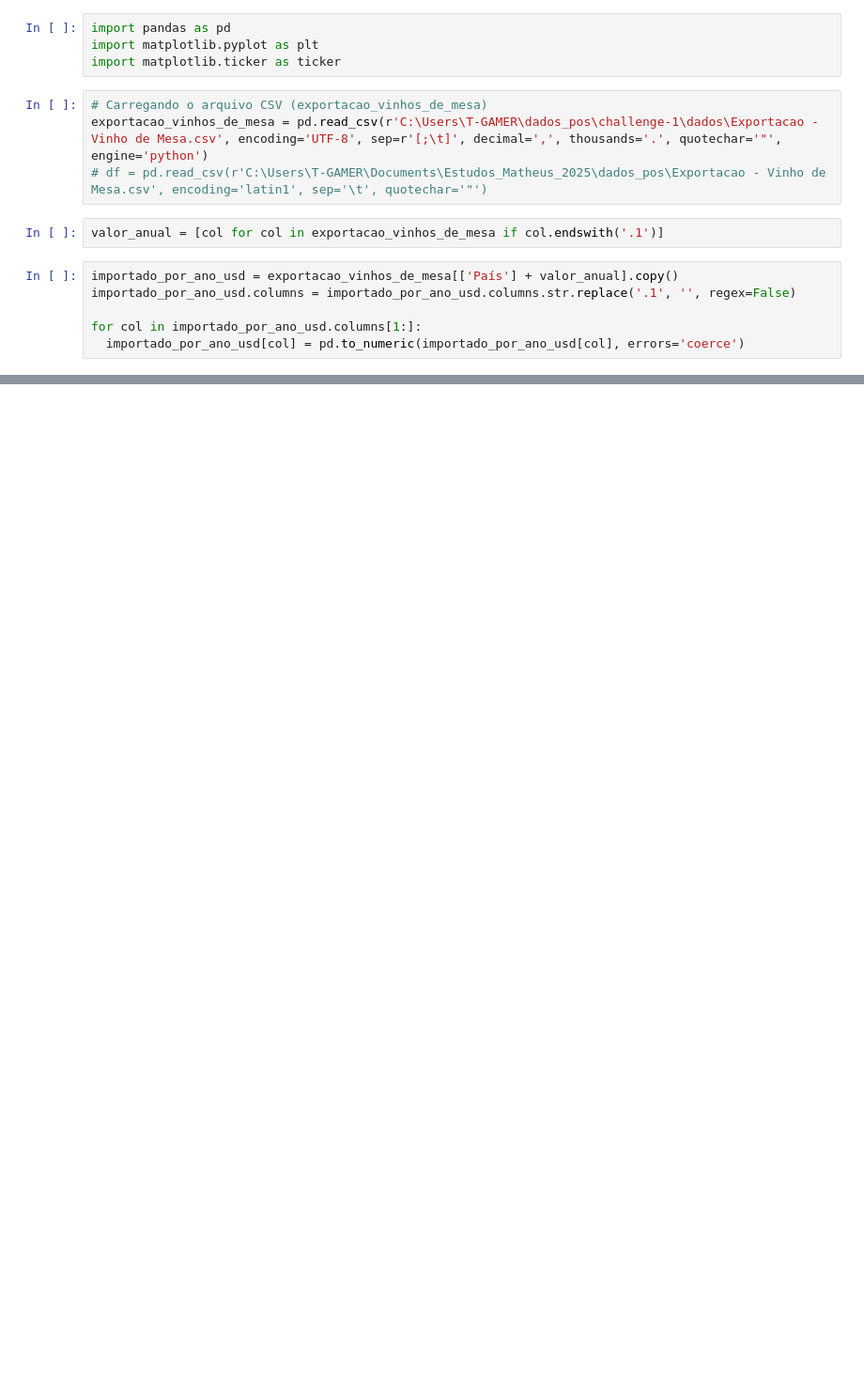
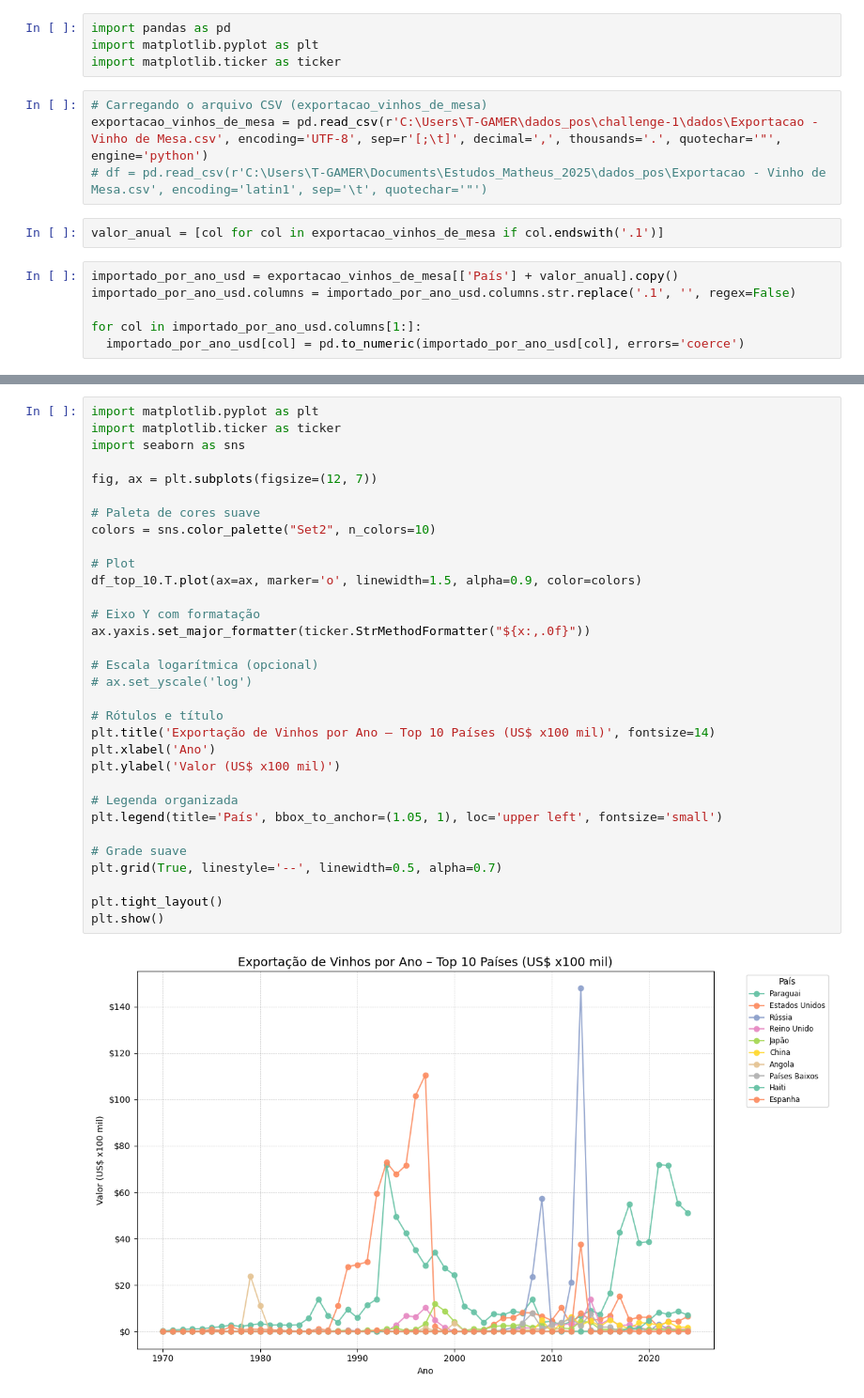
Before and after one commit to Mathzera06/challenge-1, a Jupyter notebook: exportacao_vinhos_mesa.ipynb, the cells around one changed output, grey strips where cells are left out. Shown: that part at 94% size. Drawn from its saved outputs; the diff is of its cells as text; blank space fills up the shorter version.

```diff
--- a/exportacao_vinhos_mesa.ipynb
+++ b/exportacao_vinhos_mesa.ipynb
@@ -53,0 +46,34 @@ plt.show()
+# %%
+import matplotlib.pyplot as plt
+import matplotlib.ticker as ticker
+import seaborn as sns
+
+fig, ax = plt.subplots(figsize=(12, 7))
+
+# Paleta de cores suave
+colors = sns.color_palette("Set2", n_colors=10)
+
+# Plot
+df_top_10.T.plot(ax=ax, marker='o', linewidth=1.5, alpha=0.9, color=colors)
+
+# Eixo Y com formatação
+ax.yaxis.set_major_formatter(ticker.StrMethodFormatter("${x:,.0f}"))
+
+# Escala logarítmica (opcional)
+# ax.set_yscale('log')
+
+# Rótulos e título
+plt.title('Exportação de Vinhos por Ano – Top 10 Países (US$ x100 mil)', fontsize=14)
+plt.xlabel('Ano')
+plt.ylabel('Valor (US$ x100 mil)')
+
+# Legenda organizada
+plt.legend(title='País', bbox_to_anchor=(1.05, 1), loc='upper left', fontsize='small')
+
+# Grade suave
+plt.grid(True, linestyle='--', linewidth=0.5, alpha=0.7)
+
+plt.tight_layout()
+plt.show()
+# %% [output]
+[figure, added]
```
Also changed, not shown: parts of 2 cells of this notebook, 1 other file.
